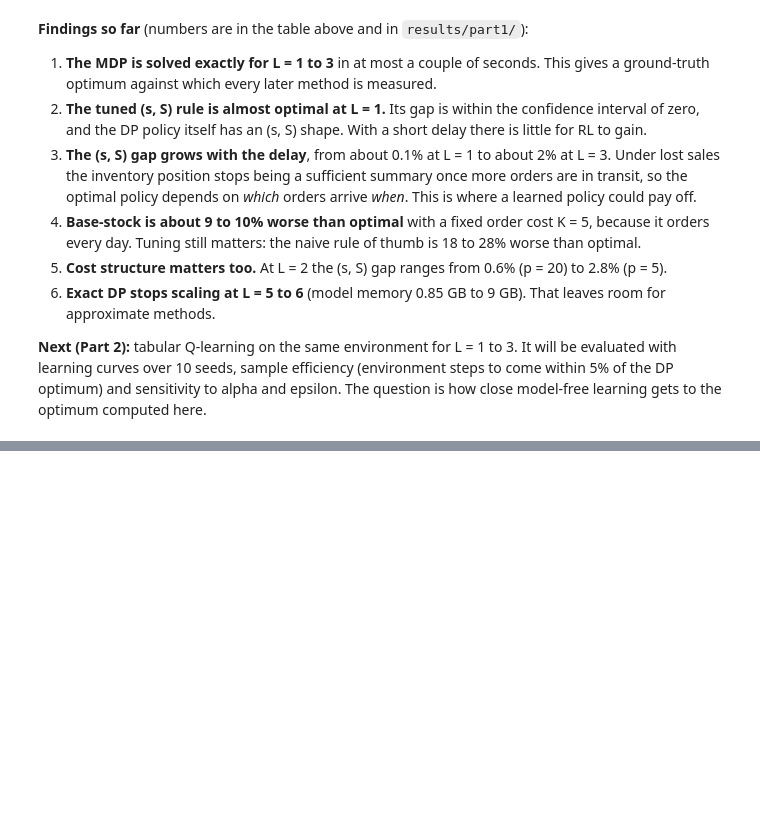
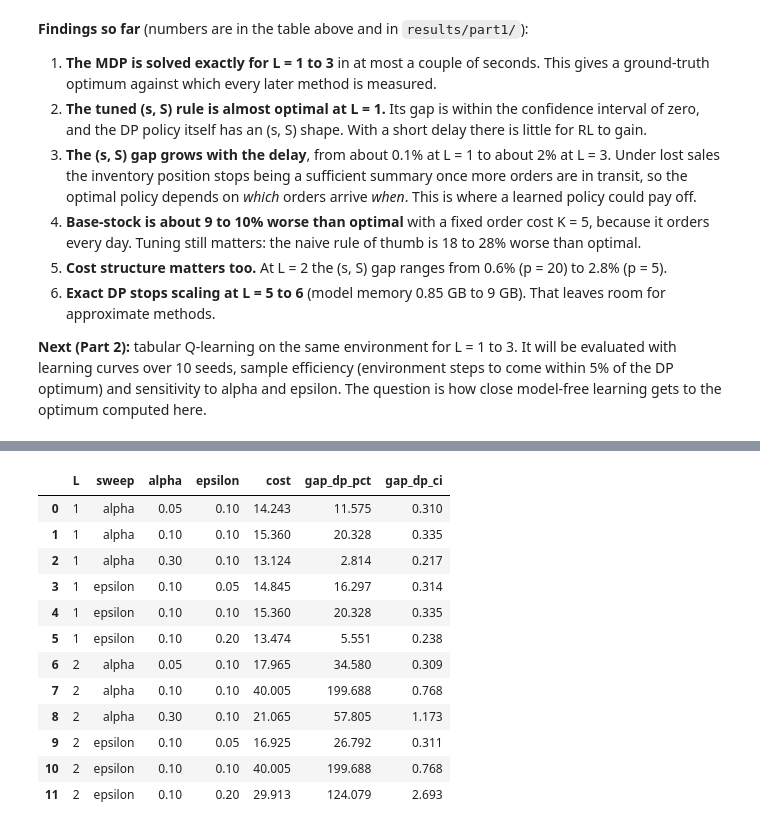
Before and after one commit to EfremStefan/RL_learning, a Jupyter notebook: notebooks/01_part1_env_dp_rules.ipynb, the cells around one changed output, grey strips where cells are left out. Saved outputs shown, nothing was run; the diff lists cells and outputs as text; code cells hidden in the pictures; blank space fills up the shorter version.

```diff
--- a/notebooks/01_part1_env_dp_rules.ipynb
+++ b/notebooks/01_part1_env_dp_rules.ipynb
@@ -526,0 +711,44 @@ L=3: DP 13.70/day | (s,S) +1.87% (+/-0.15) | base-stock +10.0% | naive base-stoc
+# %%
+SENS_SEEDS = tuple(range(5))
+SENS_ALPHAS = (0.05, 0.1, 0.3)
+SENS_EPSILONS = (0.05, 0.1, 0.2)
+SENS_LS = (1, 2)
+
+sens_rows = []
+t_sens = time.perf_counter()
+for L in SENS_LS:
+    cfg = configs[L]
+    dp_pol = TabularPolicy(vi_results[L].policy, cfg)
+    dp_eval = evaluate_policy(dp_pol, cfg)
+
+    for alpha in SENS_ALPHAS:
+        runs = [
+            train_q_learning(cfg, seed=s, total_steps=TRAIN_STEPS, alpha=alpha, epsilon=EPSILON,
+                             eval_every=TRAIN_STEPS, checkpoint_days=CHECKPOINT_DAYS,
+                             checkpoint_burn_in=CHECKPOINT_BURN_IN, target_cost=dp_costs[L])
+            for s in SENS_SEEDS
+        ]
+        actions = np.mean([r.Q for r in runs], axis=0).argmax(axis=1).astype(np.int64)
+        sim = evaluate_policy(TabularPolicy(actions, cfg), cfg)
+        gap, gap_ci = paired_gap_pct(sim.avg_cost, dp_eval.avg_cost)
+        sens_rows.append(dict(L=L, sweep="alpha", alpha=alpha, epsilon=EPSILON,
+                              cost=float(sim.avg_cost.mean()), gap_dp_pct=gap, gap_dp_ci=gap_ci))
+
+    for eps in SENS_EPSILONS:
+        runs = [
+            train_q_learning(cfg, seed=s, total_steps=TRAIN_STEPS, alpha=ALPHA, epsilon=eps,
+                             eval_every=TRAIN_STEPS, checkpoint_days=CHECKPOINT_DAYS,
+                             checkpoint_burn_in=CHECKPOINT_BURN_IN, target_cost=dp_costs[L])
+            for s in SENS_SEEDS
+        ]
+        actions = np.mean([r.Q for r in runs], axis=0).argmax(axis=1).astype(np.int64)
+        sim = evaluate_policy(TabularPolicy(actions, cfg), cfg)
+        gap, gap_ci = paired_gap_pct(sim.avg_cost, dp_eval.avg_cost)
+        sens_rows.append(dict(L=L, sweep="epsilon", alpha=ALPHA, epsilon=eps,
+                              cost=float(sim.avg_cost.mean()), gap_dp_pct=gap, gap_dp_ci=gap_ci))
+
+sensitivity_ql = pd.DataFrame(sens_rows)
+sensitivity_ql.to_csv(PART2 / "sensitivity_alpha_epsilon.csv", index=False)
+print(f"sensitivity wall time: {time.perf_counter() - t_sens:.1f}s")
+sensitivity_ql
+# %% [output]
@@ -526,0 +756,13 @@ L=3: DP 13.70/day | (s,S) +1.87% (+/-0.15) | base-stock +10.0% | naive base-stoc
+|  | L | sweep | alpha | epsilon | cost | gap_dp_pct | gap_dp_ci |
+| 0 | 1 | alpha | 0.05 | 0.10 | 14.243 | 11.575 | 0.310 |
+| 1 | 1 | alpha | 0.10 | 0.10 | 15.360 | 20.328 | 0.335 |
+| 2 | 1 | alpha | 0.30 | 0.10 | 13.124 | 2.814 | 0.217 |
+| 3 | 1 | epsilon | 0.10 | 0.05 | 14.845 | 16.297 | 0.314 |
+| 4 | 1 | epsilon | 0.10 | 0.10 | 15.360 | 20.328 | 0.335 |
+| 5 | 1 | epsilon | 0.10 | 0.20 | 13.474 | 5.551 | 0.238 |
+| 6 | 2 | alpha | 0.05 | 0.10 | 17.965 | 34.580 | 0.309 |
+| 7 | 2 | alpha | 0.10 | 0.10 | 40.005 | 199.688 | 0.768 |
+| 8 | 2 | alpha | 0.30 | 0.10 | 21.065 | 57.805 | 1.173 |
+| 9 | 2 | epsilon | 0.10 | 0.05 | 16.925 | 26.792 | 0.311 |
+| 10 | 2 | epsilon | 0.10 | 0.10 | 40.005 | 199.688 | 0.768 |
+| 11 | 2 | epsilon | 0.10 | 0.20 | 29.913 | 124.079 | 2.693 |
```
Also changed, not shown: parts of 25 cells of this notebook, 18 other files.
